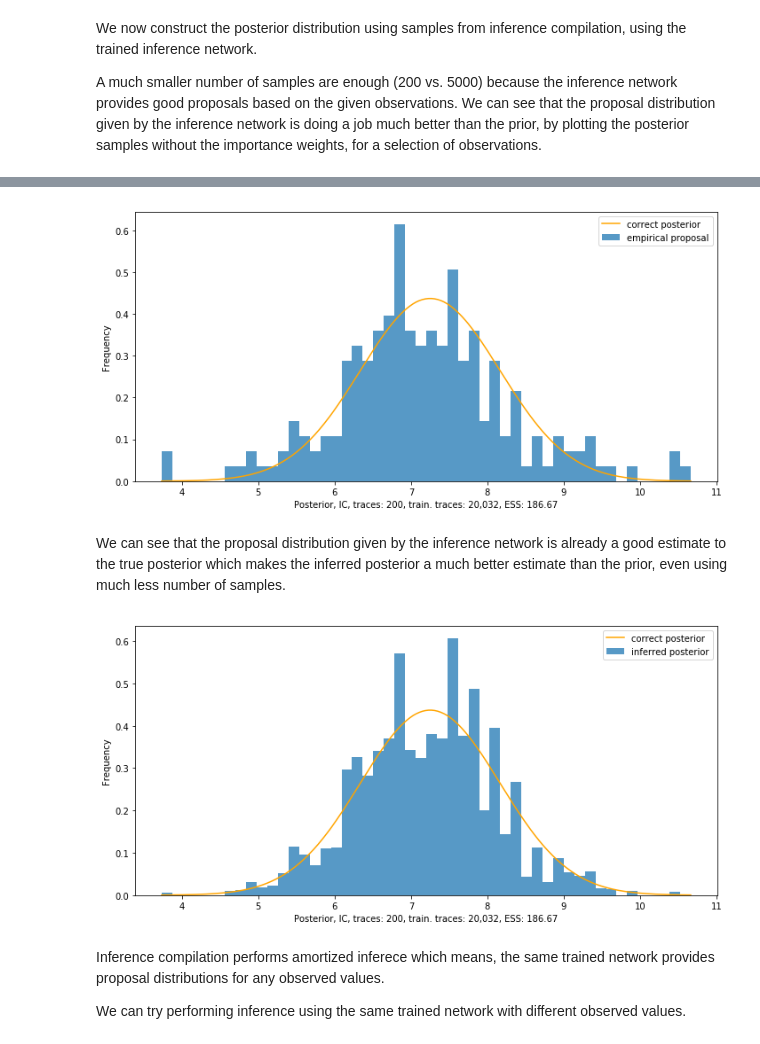
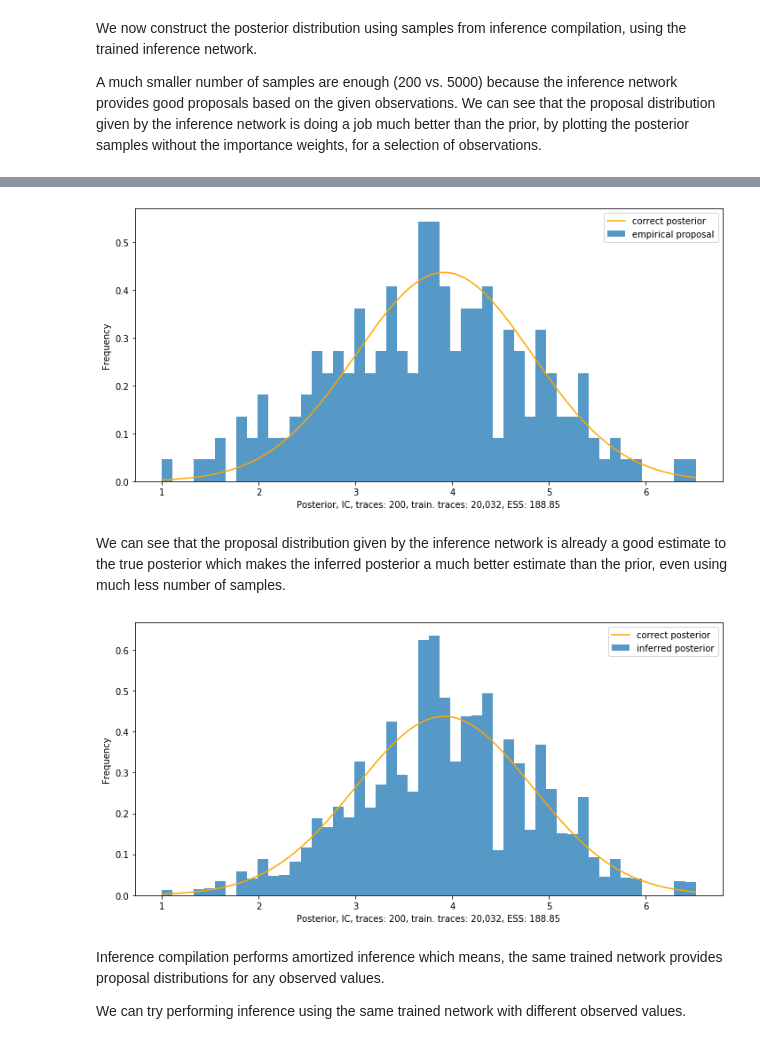
Before and after one commit to pyprob/pyprob, a Jupyter notebook: examples/gaussian_unknown_mean.ipynb, the cells around one changed output, grey strips where cells are left out. Cells and saved outputs as stored; diff of their text form; code cells hidden in the pictures.

Commit message:
Fix broken tutorial
Use updated functions for inferring the unknown mean for a gaussian

```diff
--- a/examples/gaussian_unknown_mean.ipynb
+++ b/examples/gaussian_unknown_mean.ipynb
@@ -54,8 +54,11 @@ $$
 The following class implements computing this posterior distribution. We also implement some helper functions and variables for plotting the correct posterior and prior.
 # %%
 def plot_function(min_val, max_val, func, *args, **kwargs):
-        x = np.linspace(min_val,max_val,int((max_val-min_val)*50))
-        plt.plot(x, np.vectorize(func)(x), *args, **kwargs)
+    '''
+    Apply a function repetitively to tuples within a vector
+    '''
+    x = np.linspace(min_val,max_val,int((max_val-min_val)*50))
+    plt.plot(x, np.vectorize(func)(x), *args, **kwargs)
 
 def get_dist_pdf(dist):
     return lambda x: math.exp(dist.log_prob(x))
@@ -78,6 +81,7 @@ class CorrectDistributions:
 
     def construct_correct_posterior(self):
         n = len(self.observed_list)
+        # As per the analytical method we construct the posterior given by the formula
         posterior_var = 1/(n/self.likelihood_std**2 + 1/self.prior_std**2)
         posterior_mu = posterior_var * (self.prior_mean/self.prior_std**2 + n*np.mean(self.observed_list)/self.likelihood_std**2)
         self.posterior_dist = Normal(posterior_mu, math.sqrt(posterior_var))
@@ -118,9 +123,9 @@ plt.legend();
 # Posterior inference with importance sampling
 For a given set of observations, we can get samples from the posterior distribution.
 # %%
-correct_dists.observed_list = [8, 9] # Observations
+correct_dists.observed_list = [4, 5] # Observations
 # sample from posterior (5000 samples)
-posterior = model.posterior_results(
+posterior = model.posterior_distribution(
                                          num_traces=5000, # the number of samples estimating the posterior
                                          inference_engine=pyprob.InferenceEngine.IMPORTANCE_SAMPLING, # specify which inference engine to use
                                          observe={'obs0': correct_dists.observed_list[0],
@@ -197,11 +202,11 @@ We now construct the posterior distribution using samples from inference compila
 A much smaller number of samples are enough (200 vs. 5000) because the inference network provides good proposals based on the given observations. We can see that the proposal distribution given by the inference network is doing a job much better than the prior, by plotting the posterior samples without the importance weights, for a selection of observations.
 # %%
 # sample from posterior (200 samples)
-posterior = model.posterior_results(
-                                         num_traces=200, # the number of samples estimating the posterior
-                                         inference_engine=pyprob.InferenceEngine.IMPORTANCE_SAMPLING_WITH_INFERENCE_NETWORK, # specify which inference engine to use
-                                         observe={'obs0': correct_dists.observed_list[0],
-                                                  'obs1': correct_dists.observed_list[1]} # assign values to the observed values
-                                         )
+posterior = model.posterior_distribution(
+    num_traces=200, # the number of samples estimating the posterior
+    inference_engine=pyprob.InferenceEngine.IMPORTANCE_SAMPLING_WITH_INFERENCE_NETWORK, # specify which inference engine to use
+    observe={'obs0': correct_dists.observed_list[0],
+             'obs1': correct_dists.observed_list[1]} # assign values to the observed values
+)
 # %% [output]
 Time spent  | Time remain.| Progress             | Trace   | Traces/sec
@@ -209,12 +214,13 @@ Time spent  | Time remain.| Progress             | Trace   | Traces/sec
 # %%
 posterior_unweighted = posterior.unweighted()
-posterior_unweighted.plot_histogram(show=False, bins=50, alpha=0.75, label='empirical proposal')
+posterior_unweighted.plot_histogram(
+    show=False, bins=50, alpha=0.75, label='empirical proposal')
 
 correct_dists.plot_posterior(min(posterior.values_numpy()),
                              max(posterior.values_numpy()))
 plt.legend();
 # %% [output]
-[figure, old version]
+[figure, new version]
 # %% [markdown]
 We can see that the proposal distribution given by the inference network is already a good estimate to the true posterior which makes the inferred posterior a much better estimate than the prior, even using much less number of samples.
 # %%
@@ -223,9 +229,9 @@ correct_dists.plot_posterior(min(posterior.values_numpy()),
                              max(posterior.values_numpy()))
 plt.legend();
 # %% [output]
-[figure, old version]
+[figure, new version]
 # %% [markdown]
-Inference compilation performs amortized inferece which means, the same trained network provides proposal distributions for any observed values.
+Inference compilation performs amortized inference which means, the same trained network provides proposal distributions for any observed values.
 
 We can try performing inference using the same trained network with different observed values.
 # %%
```
Also changed, not shown: parts of 18 cells of this notebook.
